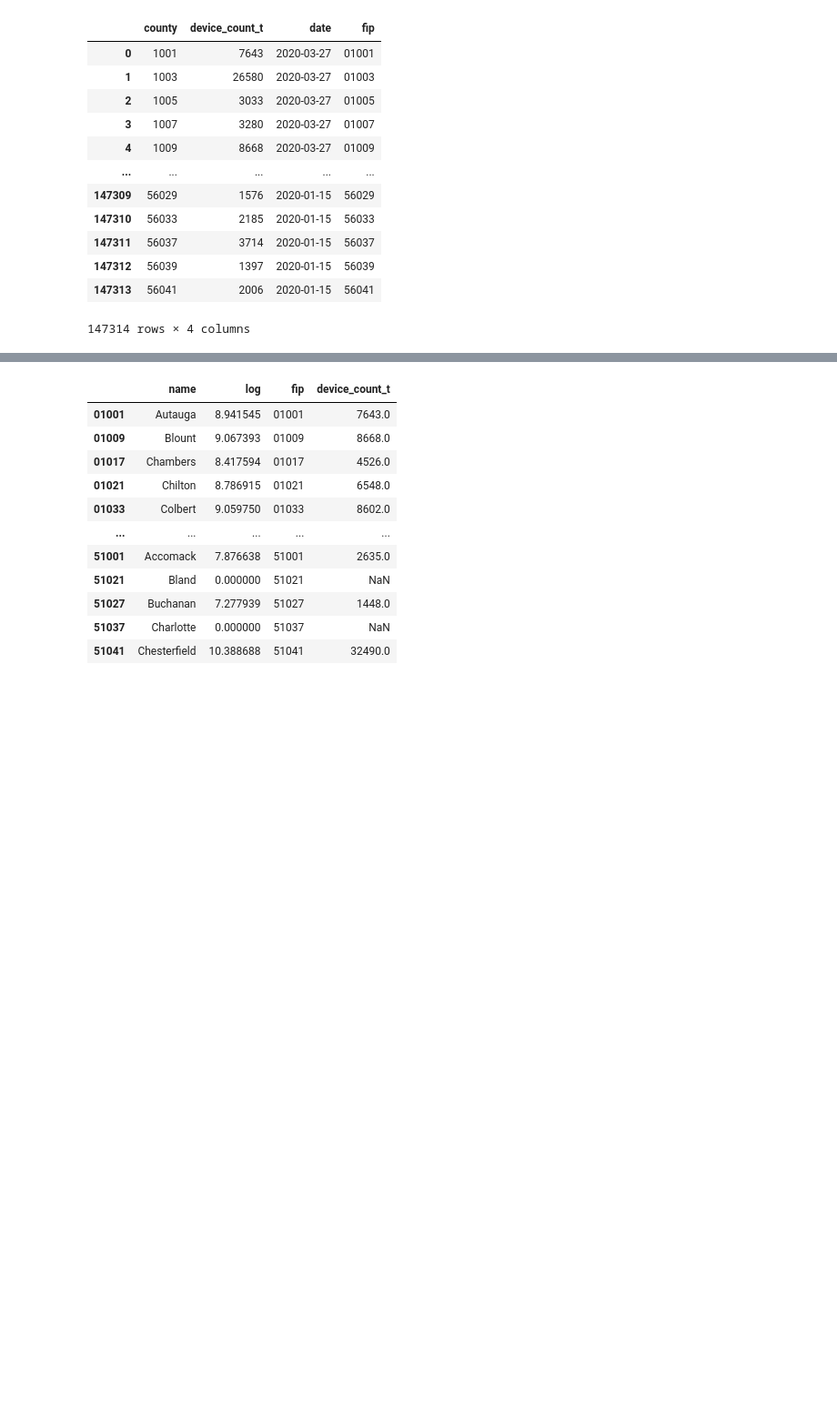
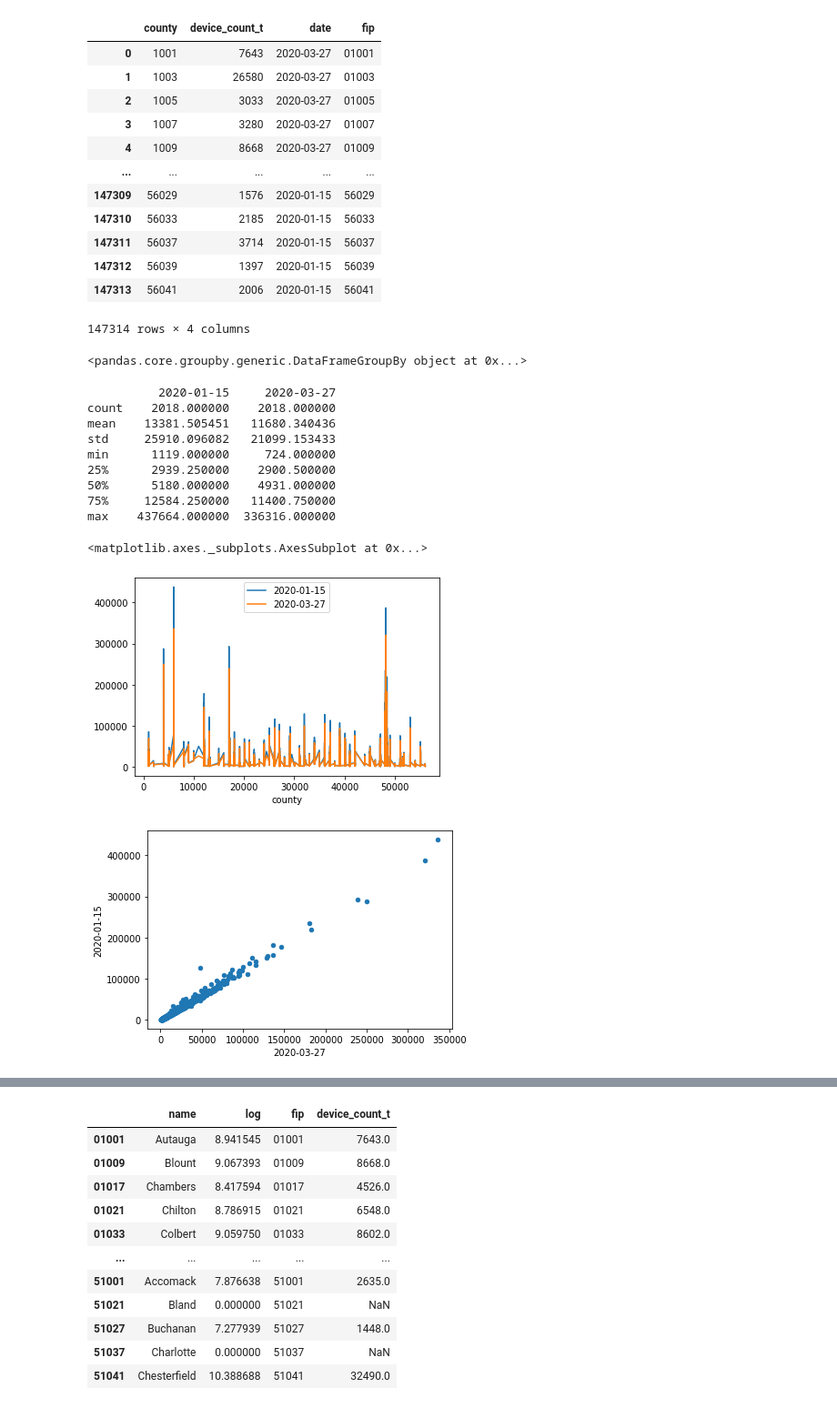
Before and after one commit to listenzcc/cov_usa, a Jupyter notebook: brief.ipynb, the cells around one changed output, grey strips where cells are left out. Shown at 91% size. Cells and saved outputs as stored; diff of their text form; code cells hidden in the pictures; blank space fills up the shorter version.

```diff
--- a/brief.ipynb
+++ b/brief.ipynb
@@ -107,3 +107,31 @@ CountyDeviceDF
 | 147312 | 56039 | 1397 | 2020-01-15 | 56039 |
 | 147313 | 56041 | 2006 | 2020-01-15 | 56041 |
 147314 rows × 4 columns
+# %%
+CountyDeviceDF.groupby('date')
+# %% [output]
+<pandas.core.groupby.generic.DataFrameGroupBy object at 0x...>
+# %%
+d1, d2 = CountyDeviceDF.iloc[0]['date'], CountyDeviceDF.iloc[-1]['date']
+df_compare = pd.DataFrame()
+for d in [d1, d2]:
+    _df = CountyDeviceDF[CountyDeviceDF['date']==d].set_index('county')
+    df_compare.insert(loc=0, column=d, value=_df['device_count_t'])
+
+print(df_compare.describe())
+
+df_compare.plot()
+df_compare.plot(x=d1, y=d2, kind='scatter')
+# %% [output]
+          2020-01-15     2020-03-27
+count    2018.000000    2018.000000
+mean    13381.505451   11680.340436
+std     25910.096082   21099.153433
+min      1119.000000     724.000000
+25%      2939.250000    2900.500000
+50%      5180.000000    4931.000000
+75%     12584.250000   11400.750000
+max    437664.000000  336316.000000
+<matplotlib.axes._subplots.AxesSubplot at 0x...>
+[figure, added]
+[figure, added]
```
Also changed, not shown: parts of 2 cells of this notebook, 1 other file.
